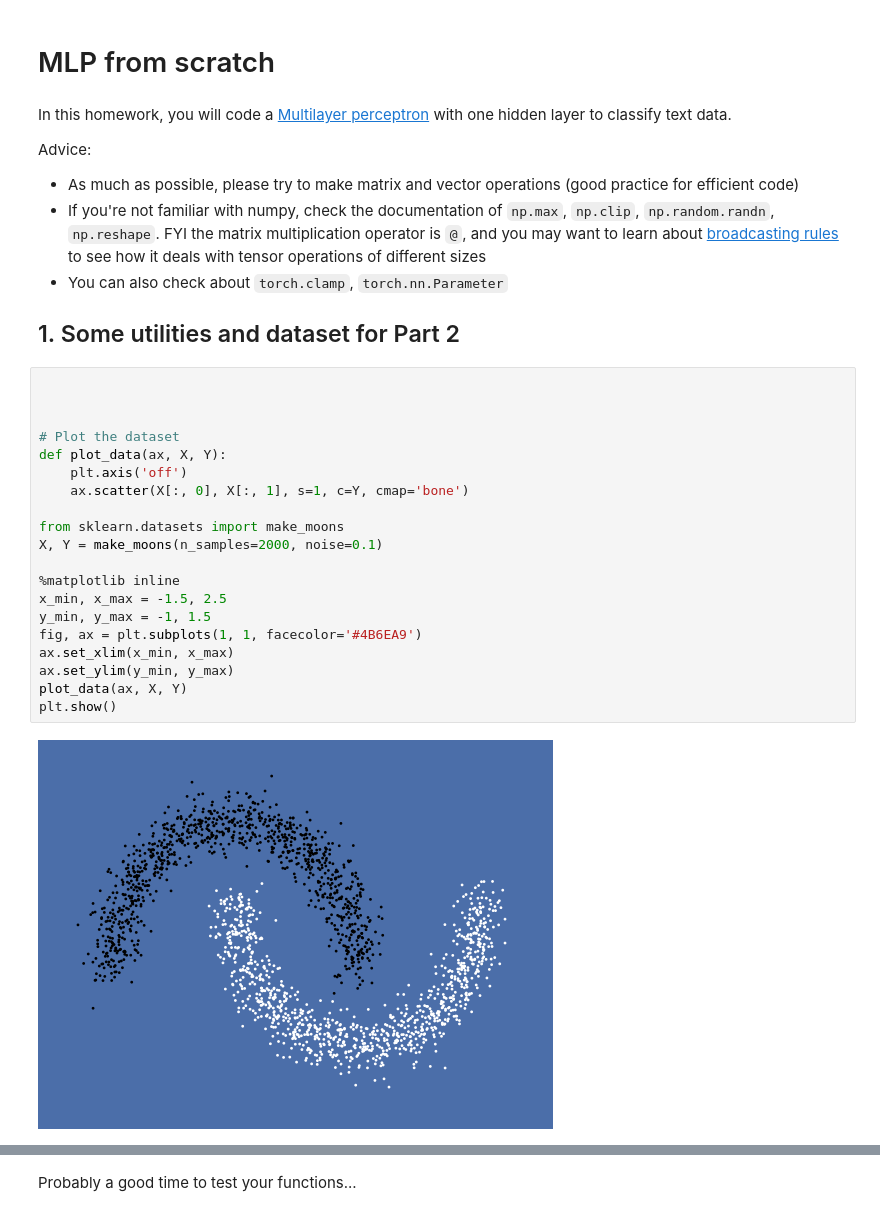
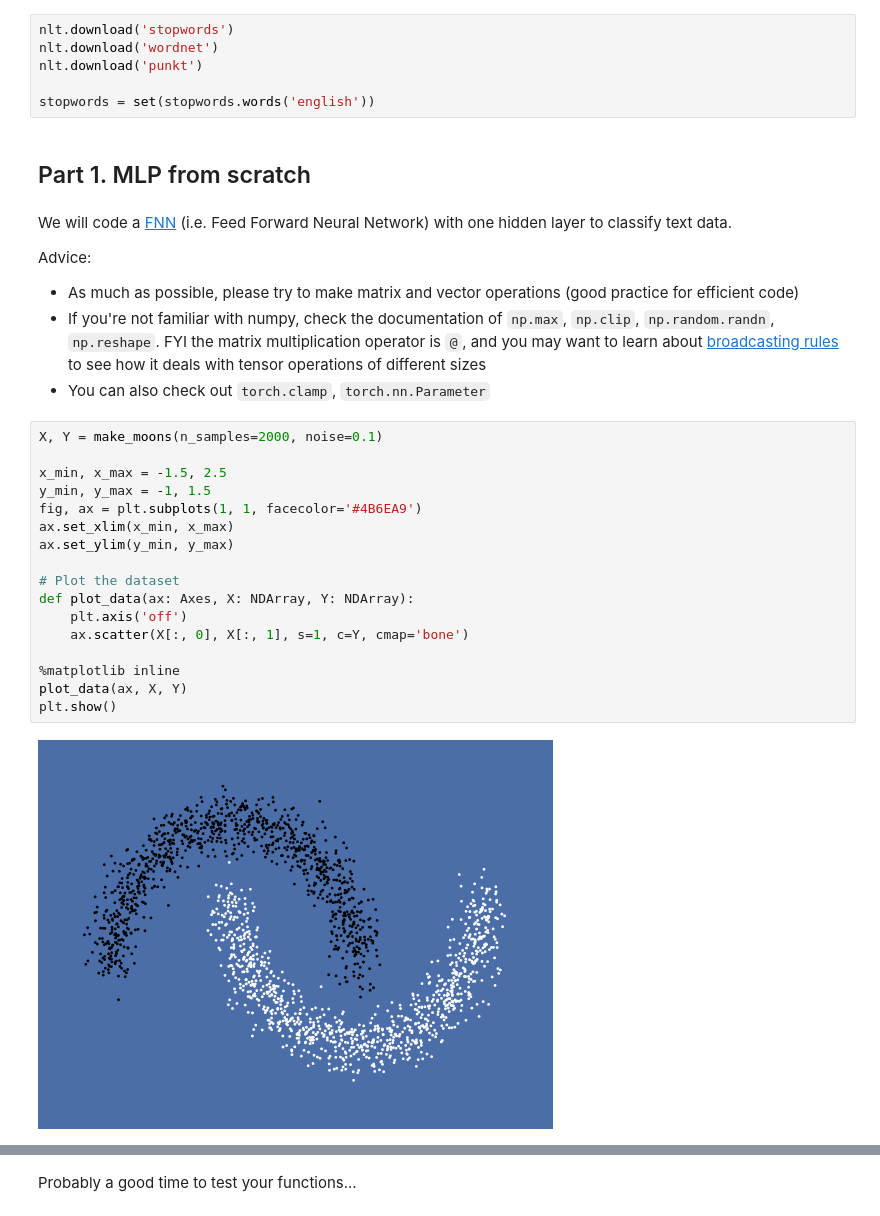
Before and after one commit to Shahriar-0/Artificial-Intelligence-Course-Projects-S2023, a Jupyter notebook: 6 - Neural Networks/AI_CA6.ipynb, the cells around one changed output, grey strips where cells are left out. Drawn from its saved outputs; the diff is of its cells as text.

```diff
--- a/6 - Neural Networks/AI_CA6.ipynb
+++ b/6 - Neural Networks/AI_CA6.ipynb
@@ -23,35 +63,36 @@ import nltk as nlt
+# %%
+nlt.download('stopwords')
+nlt.download('wordnet')
+nlt.download('punkt')
+
+stopwords = set(stopwords.words('english'))
 # %% [markdown]
-# MLP from scratch
+## Part 1. MLP from scratch
 # %% [markdown]
-In this homework, you will code a [Multilayer perceptron](https://en.wikipedia.org/wiki/Multilayer_perceptron) with one hidden layer to classify text data.
+We will code a [FNN](https://www.google.com/url?sa=t&rct=j&q=&esrc=s&source=web&cd=&cad=rja&uact=8&ved=2ahUKEwiq2ue-qJP_AhVJgP0HHdbtCk8QFnoECAoQAQ&url=https%3A%2F%2Fen.wikipedia.org%2Fwiki%2FFeedforward_neural_network&usg=AOvVaw3rDG-BPMXT8xxLxhU6yJlG) (i.e. Feed Forward Neural Network) with one hidden layer to classify text data.
 
 Advice:
 - As much as possible, please try to make matrix and vector operations (good practice for efficient code)
 - If you're not familiar with numpy, check the documentation of `np.max`, `np.clip`, `np.random.randn`, `np.reshape`. FYI the matrix multiplication operator is `@`, and you may want to learn about [broadcasting rules](https://numpy.org/doc/stable/user/basics.broadcasting.html) to see how it deals with tensor operations of different sizes
-- You can also check about `torch.clamp`, `torch.nn.Parameter`
-
-## 1. Some utilities and dataset for Part 2
+- You can also check out `torch.clamp`, `torch.nn.Parameter`
 # %%
-
-
-
-# Plot the dataset
-def plot_data(ax, X, Y):
-    plt.axis('off')
-    ax.scatter(X[:, 0], X[:, 1], s=1, c=Y, cmap='bone')
-
-from sklearn.datasets import make_moons
 X, Y = make_moons(n_samples=2000, noise=0.1)
 
-%matplotlib inline
 x_min, x_max = -1.5, 2.5
 y_min, y_max = -1, 1.5
 fig, ax = plt.subplots(1, 1, facecolor='#4B6EA9')
 ax.set_xlim(x_min, x_max)
 ax.set_ylim(y_min, y_max)
+
+# Plot the dataset
+def plot_data(ax: Axes, X: NDArray, Y: NDArray):
+    plt.axis('off')
+    ax.scatter(X[:, 0], X[:, 1], s=1, c=Y, cmap='bone')
+
+%matplotlib inline
 plot_data(ax, X, Y)
 plt.show()
 # %% [output]
-[figure, old version]
+[figure, new version]
 # %%
 # Define the grid on which we will evaluate our classifier
```
Also changed, not shown: parts of 10 cells of this notebook.
